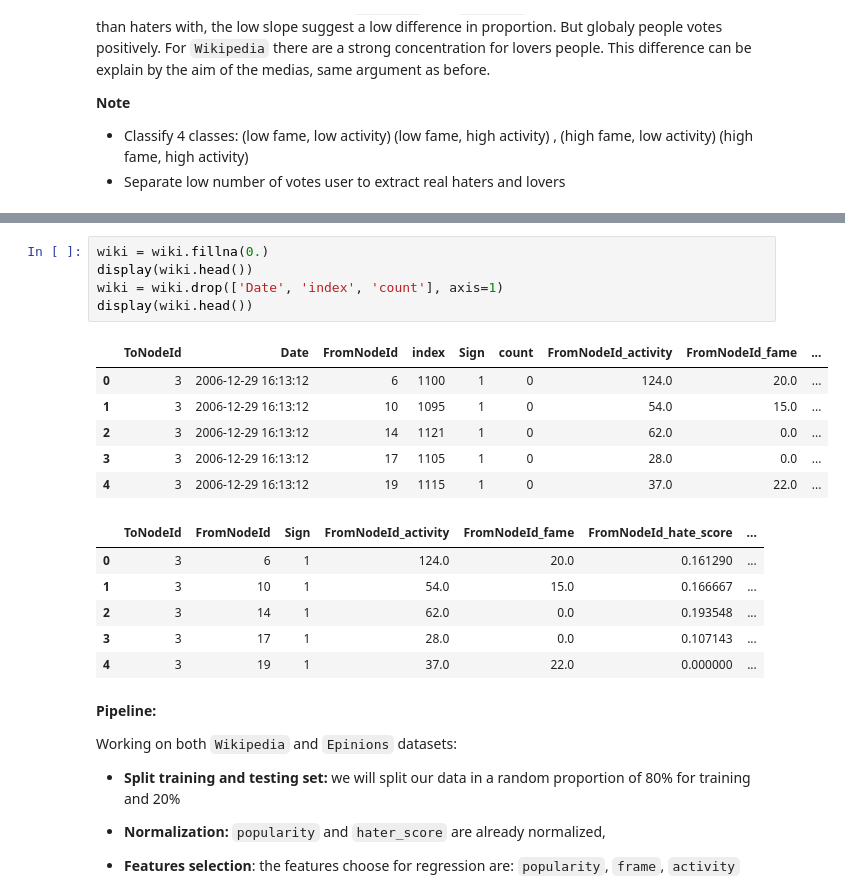
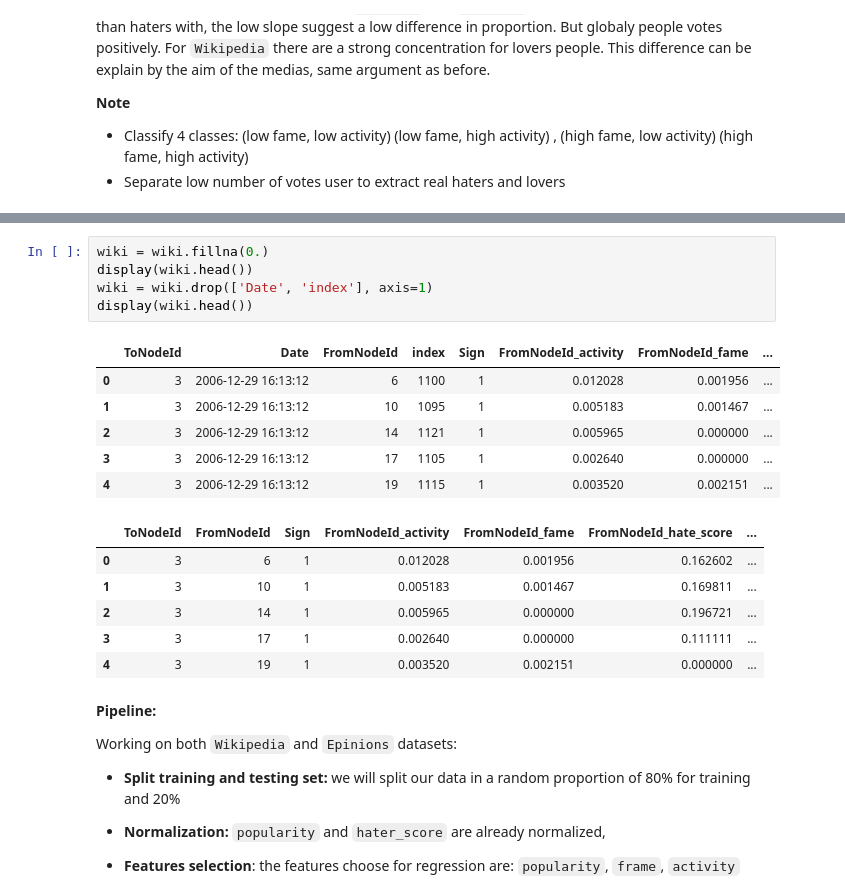
Before and after one commit to epfl-ada/ada-2020-project-milestone-p3-p3_adaptateur, a Jupyter notebook: notebook-matthieu.ipynb, the cells around one changed output, grey strips where cells are left out. Saved outputs shown, nothing was run; the diff lists cells and outputs as text.

```diff
--- a/notebook-matthieu.ipynb
+++ b/notebook-matthieu.ipynb
@@ -528,21 +582,21 @@ None
 # %%
 wiki = wiki.fillna(0.)
 display(wiki.head())
-wiki = wiki.drop(['Date', 'index', 'count'], axis=1)
+wiki = wiki.drop(['Date', 'index'], axis=1)
 display(wiki.head())
 # %% [output]
-|  | ToNodeId | Date | FromNodeId | index | Sign | count | FromNodeId_activity | FromNodeId_fame | ... |
-| 0 | 3 | 2006-12-29 16:13:12 | 6 | 1100 | 1 | 0 | 124.0 | 20.0 | ... |
-| 1 | 3 | 2006-12-29 16:13:12 | 10 | 1095 | 1 | 0 | 54.0 | 15.0 | ... |
-| 2 | 3 | 2006-12-29 16:13:12 | 14 | 1121 | 1 | 0 | 62.0 | 0.0 | ... |
-| 3 | 3 | 2006-12-29 16:13:12 | 17 | 1105 | 1 | 0 | 28.0 | 0.0 | ... |
-| 4 | 3 | 2006-12-29 16:13:12 | 19 | 1115 | 1 | 0 | 37.0 | 22.0 | ... |
+|  | ToNodeId | Date | FromNodeId | index | Sign | FromNodeId_activity | FromNodeId_fame | ... |
+| 0 | 3 | 2006-12-29 16:13:12 | 6 | 1100 | 1 | 0.012028 | 0.001956 | ... |
+| 1 | 3 | 2006-12-29 16:13:12 | 10 | 1095 | 1 | 0.005183 | 0.001467 | ... |
+| 2 | 3 | 2006-12-29 16:13:12 | 14 | 1121 | 1 | 0.005965 | 0.000000 | ... |
+| 3 | 3 | 2006-12-29 16:13:12 | 17 | 1105 | 1 | 0.002640 | 0.000000 | ... |
+| 4 | 3 | 2006-12-29 16:13:12 | 19 | 1115 | 1 | 0.003520 | 0.002151 | ... |
 |  | ToNodeId | FromNodeId | Sign | FromNodeId_activity | FromNodeId_fame | FromNodeId_hate_score | ... |
-| 0 | 3 | 6 | 1 | 124.0 | 20.0 | 0.161290 | ... |
-| 1 | 3 | 10 | 1 | 54.0 | 15.0 | 0.166667 | ... |
-| 2 | 3 | 14 | 1 | 62.0 | 0.0 | 0.193548 | ... |
-| 3 | 3 | 17 | 1 | 28.0 | 0.0 | 0.107143 | ... |
-| 4 | 3 | 19 | 1 | 37.0 | 22.0 | 0.000000 | ... |
+| 0 | 3 | 6 | 1 | 0.012028 | 0.001956 | 0.162602 | ... |
+| 1 | 3 | 10 | 1 | 0.005183 | 0.001467 | 0.169811 | ... |
+| 2 | 3 | 14 | 1 | 0.005965 | 0.000000 | 0.196721 | ... |
+| 3 | 3 | 17 | 1 | 0.002640 | 0.000000 | 0.111111 | ... |
+| 4 | 3 | 19 | 1 | 0.003520 | 0.002151 | 0.000000 | ... |
 # %% [markdown]
 **Pipeline:**
 
```
Also changed, not shown: parts of 12 cells of this notebook.
